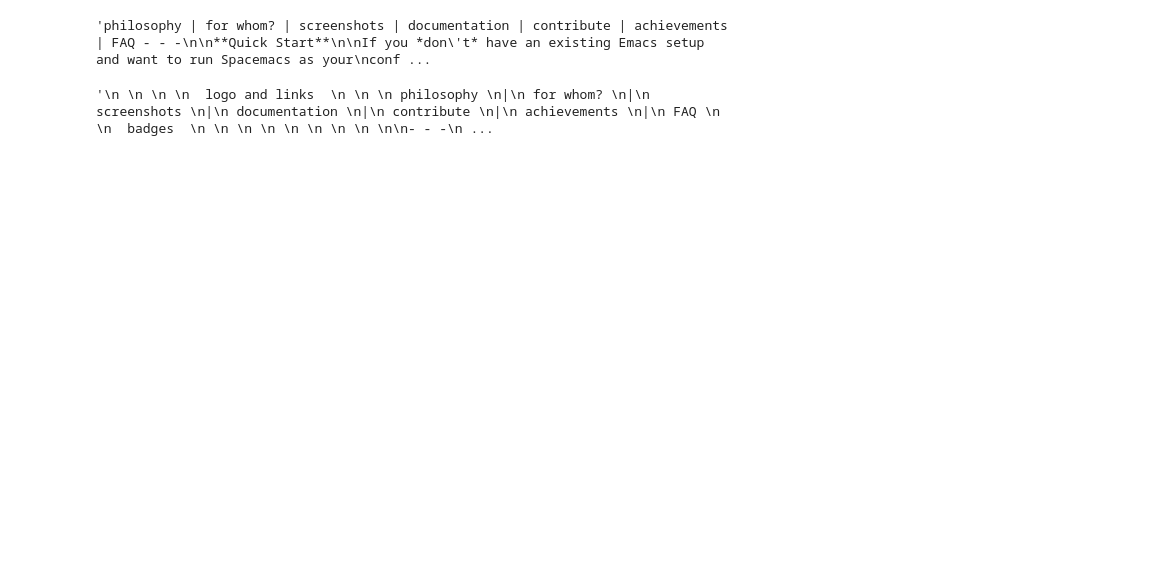
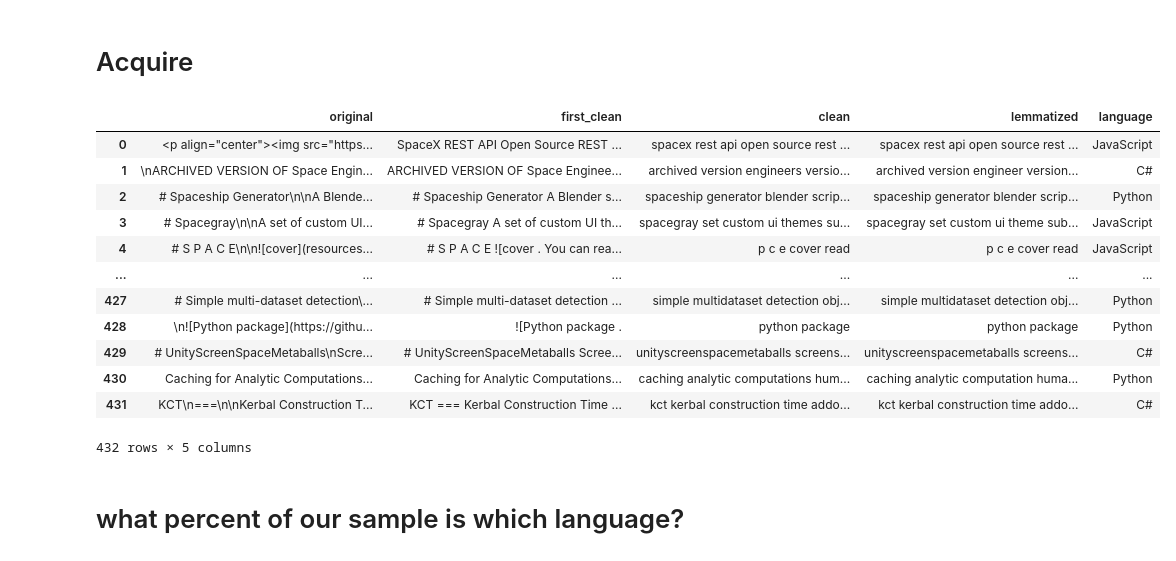
Before and after one commit to Codeup-Mirzakhani-Group1-NLP-Project/Codeup-Mirzakhani-GitHub-Scrape-NLP-Project, a Jupyter notebook: allante_docs/Starting_point.ipynb, the cells around one changed output. Drawn from its saved outputs; the diff is of its cells as text; code cells hidden in the pictures; blank space fills up the shorter version.

```diff
--- a/allante_docs/Starting_point.ipynb
+++ b/allante_docs/Starting_point.ipynb
@@ -46,11 +0,0 @@ s = BeautifulSoup(d.iloc[1, 2])
-# %%
-for data in s(['style', 'script']):
-    data.decompose()
-
-' '.join(s.stripped_strings)
-# %% [output]
-'philosophy | for whom? | screenshots | documentation | contribute | achievements | FAQ - - -\n\n**Quick Start**\n\nIf you *don\'t* have an existing Emacs setup and want to run Spacemacs as your\nconf ...
-# %%
-' '.join(s.findAll(text=True))
-# %% [output]
-'\n \n \n \n  logo and links  \n \n \n philosophy \n|\n for whom? \n|\n screenshots \n|\n documentation \n|\n contribute \n|\n achievements \n|\n FAQ \n \n  badges  \n \n \n \n \n \n \n \n \n\n- - -\n ...
@@ -56,0 +15,22 @@ for data in s(['style', 'script']):
+# %% [markdown]
+# Acquire
+# %%
+df = pr.get_clean_df()
+# %%
+df
+# %% [output]
+|  | original | first_clean | clean | lemmatized | language |
+| 0 | <p align="center"><img src="https... | SpaceX REST API Open Source REST ... | spacex rest api open source rest ... | spacex rest api open source rest ... | JavaScript |
+| 1 | \nARCHIVED VERSION OF Space Engin... | ARCHIVED VERSION OF Space Enginee... | archived version engineers versio... | archived version engineer version... | C# |
+| 2 | # Spaceship Generator\n\nA Blende... | # Spaceship Generator A Blender s... | spaceship generator blender scrip... | spaceship generator blender scrip... | Python |
+| 3 | # Spacegray\n\nA set of custom UI... | # Spacegray A set of custom UI th... | spacegray set custom ui themes su... | spacegray set custom ui theme sub... | JavaScript |
+| 4 | # S P A C E\n\n![cover](resources... | # S P A C E ![cover . You can rea... | p c e cover read | p c e cover read | JavaScript |
+| ... | ... | ... | ... | ... | ... |
+| 427 | # Simple multi-dataset detection\... | # Simple multi-dataset detection ... | simple multidataset detection obj... | simple multidataset detection obj... | Python |
+| 428 | \n![Python package](https://githu... | ![Python package . | python package | python package | Python |
+| 429 | # UnityScreenSpaceMetaballs\nScre... | # UnityScreenSpaceMetaballs Scree... | unityscreenspacemetaballs screens... | unityscreenspacemetaballs screens... | C# |
+| 430 | Caching for Analytic Computations... | Caching for Analytic Computations... | caching analytic computations hum... | caching analytic computation huma... | Python |
+| 431 | KCT\n===\n\nKerbal Construction T... | KCT === Kerbal Construction Time ... | kct kerbal construction time addo... | kct kerbal construction time addo... | C# |
+432 rows × 5 columns
+# %% [markdown]
+# what percent of our sample is which language?
```
Also changed, not shown: parts of 42 cells of this notebook.
